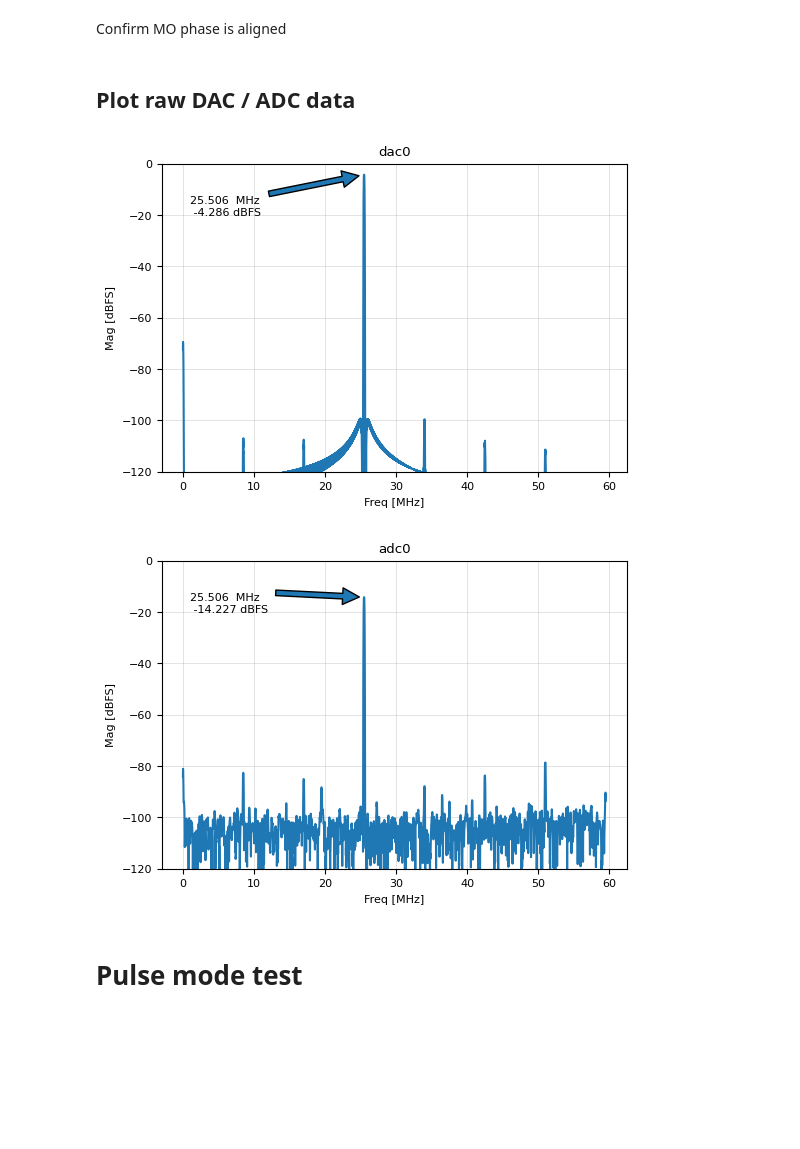
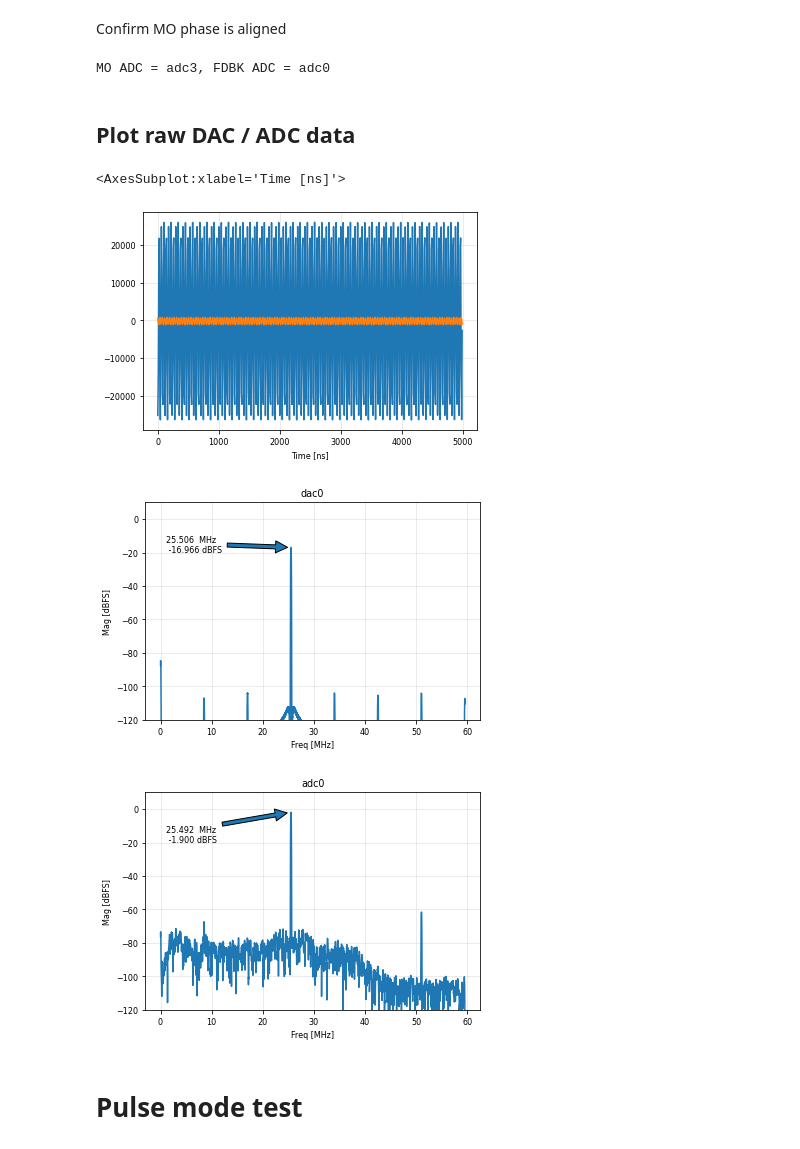
Before and after one commit to BerkeleyLab/uspas_llrf, a Jupyter notebook: python/test_lemp.ipynb, the cells around one changed output. Cells and saved outputs as stored; diff of their text form; code cells hidden in the pictures; blank space fills up the shorter version.

Commit message:
Update LEMP jupyter notebook

```diff
--- a/python/test_lemp.ipynb
+++ b/python/test_lemp.ipynb
@@ -18,33 +22,7 @@ plt.rcParams['font.size'] = 8
-# %%
-def calc_ps(wfm, title='', fullscale=32767, fs_mhz=115):
-    fsdb = 20 * np.log10(fullscale / np.sqrt(2))
-    f, pxx = signal.periodogram(
-        wfm, fs_mhz, 'flattop', scaling='spectrum', nfft=8192)
-    psd_dbfs = 10 * np.log10(pxx) - fsdb
-    return f, psd_dbfs
-
-def plot_ps(f, psd_dbfs, title='', annotate=False):
-    fig, ax = plt.subplots()
-    ax.set_xlabel('Freq [MHz]')
-    ax.set_ylabel('Mag [dBFS]')
-    ax.set_ylim(-120, 0)
-    ax.set_title(title)
-    if len(psd_dbfs.shape) == 1:
-        ax.plot(f, psd_dbfs)
-        if annotate:
-            idx = np.argmax(psd_dbfs)
-            pwr = psd_dbfs[idx]
-            ax.annotate(
-                f'{f[idx]:5.3f}  MHz\n {pwr:5.3f} dBFS',
-                xy=(f[idx], pwr), xytext=(1, -20),
-                arrowprops=dict(shrink=0.05))
-    elif len(psd_dbfs.shape) == 2:   # plot psd array
-        for ix, p in enumerate(psd_dbfs):
-            ax.plot(f, p, label='adc' + str(ix))
-        ax.legend()
 # %% [markdown]
 # Read Board Support info
 # %%
-llrf = LLRFApp(addr='192.168.19.42:803', conf='LEMP', chan_keep=1)
+slac_b15_ip = '192.168.19.171:803'
+llrf = LLRFApp(addr=slac_b15_ip, conf='LEMP', chan_keep=7)
 llrf.get_bsp_info()
 # %% [output]
@@ -97,3 +76,11 @@ df_mon
 # %% [markdown]
 Confirm MO phase is aligned
+# %%
+mo_adc_chan = llrf.read_reg('mo_adc_chan')
+fdbk_adc_chan = llrf.read_reg('fdbk_adc_chan')
+mo_adc = f'adc{mo_adc_chan}'
+fdbk_adc = f'adc{fdbk_adc_chan}'
+print(f'MO ADC = {mo_adc}, FDBK ADC = {fdbk_adc}')
+# %% [output]
+MO ADC = adc3, FDBK ADC = adc0
 # %%
@@ -107,5 +90,13 @@ df_dac.set_index('Time [ns]', inplace=True)
+# %%
+df_sig = llrf.get_raw_bufs_df()
+# %%
+df_sig[fdbk_adc].loc[:5000].plot()
+df_sig[mo_adc].loc[:5000].plot()
+# %% [output]
+<AxesSubplot:xlabel='Time [ns]'>
+[figure, added]
 # %%
-f, psd_dbfs = calc_ps(df_dac['dac0'], fs_mhz=1e3/llrf.DSP_CLK_CYCLE)
+f, psd_dbfs = calc_ps(df_sig['dac0'], fs_mhz=1e3/llrf.DSP_CLK_CYCLE)
 plot_ps(f, psd_dbfs, title='dac0', annotate=True)
 # %% [output]
-[figure, old version]
+[figure, new version]
@@ -116,8 +103,8 @@ df.set_index('Time [ns]', inplace=True)
 # %%
-f, psd_dbfs = calc_ps(df['adc0'], fs_mhz=1e3/llrf.DSP_CLK_CYCLE)
-plot_ps(f, psd_dbfs, title='adc0', annotate=True)
+f, psd_dbfs = calc_ps(df_sig[fdbk_adc], fs_mhz=1e3/llrf.DSP_CLK_CYCLE)
+plot_ps(f, psd_dbfs, title=fdbk_adc, annotate=True)
 # %% [output]
-[figure, old version]
+[figure, new version]
 # %% [markdown]
 # Pulse mode test
 # %%
```
Also changed, not shown: parts of 24 cells of this notebook, 1 other file.
